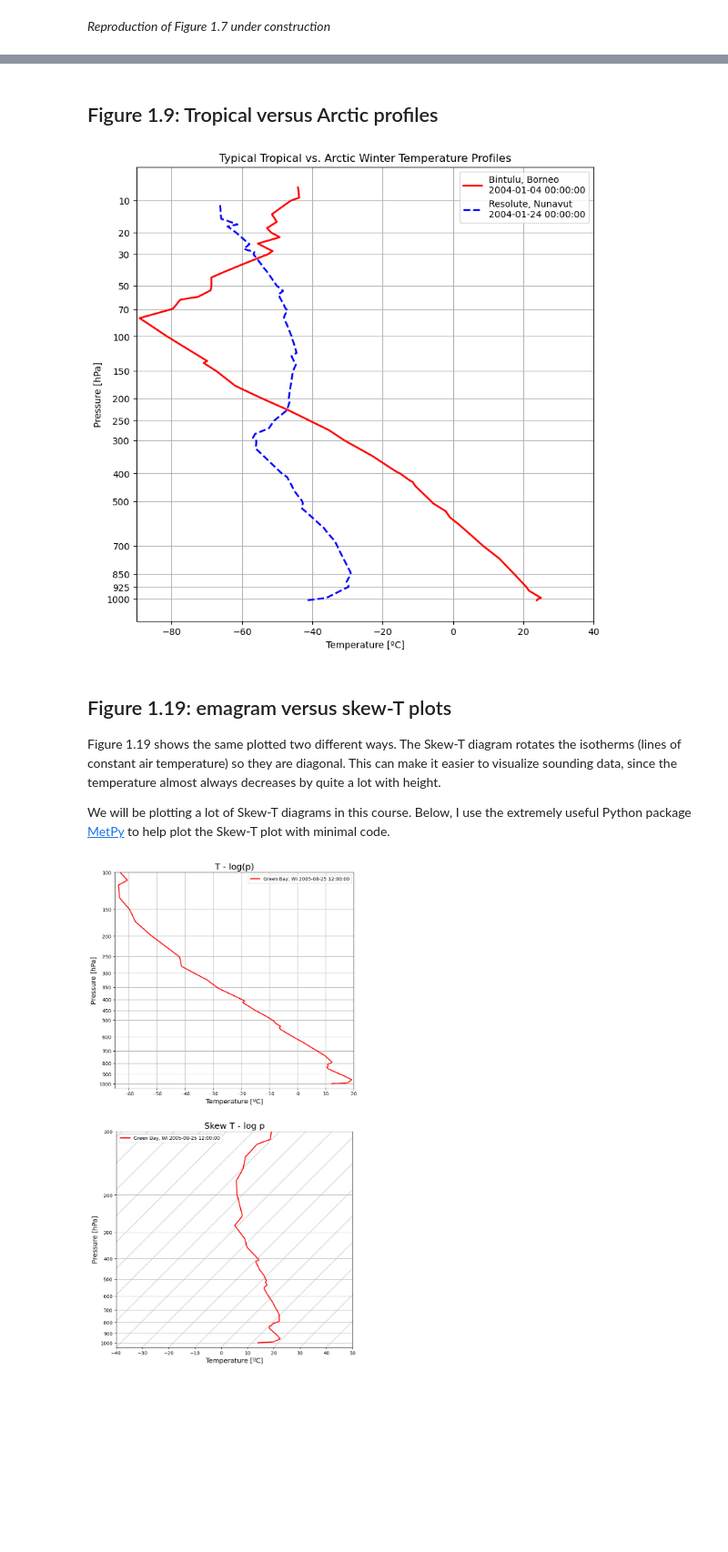
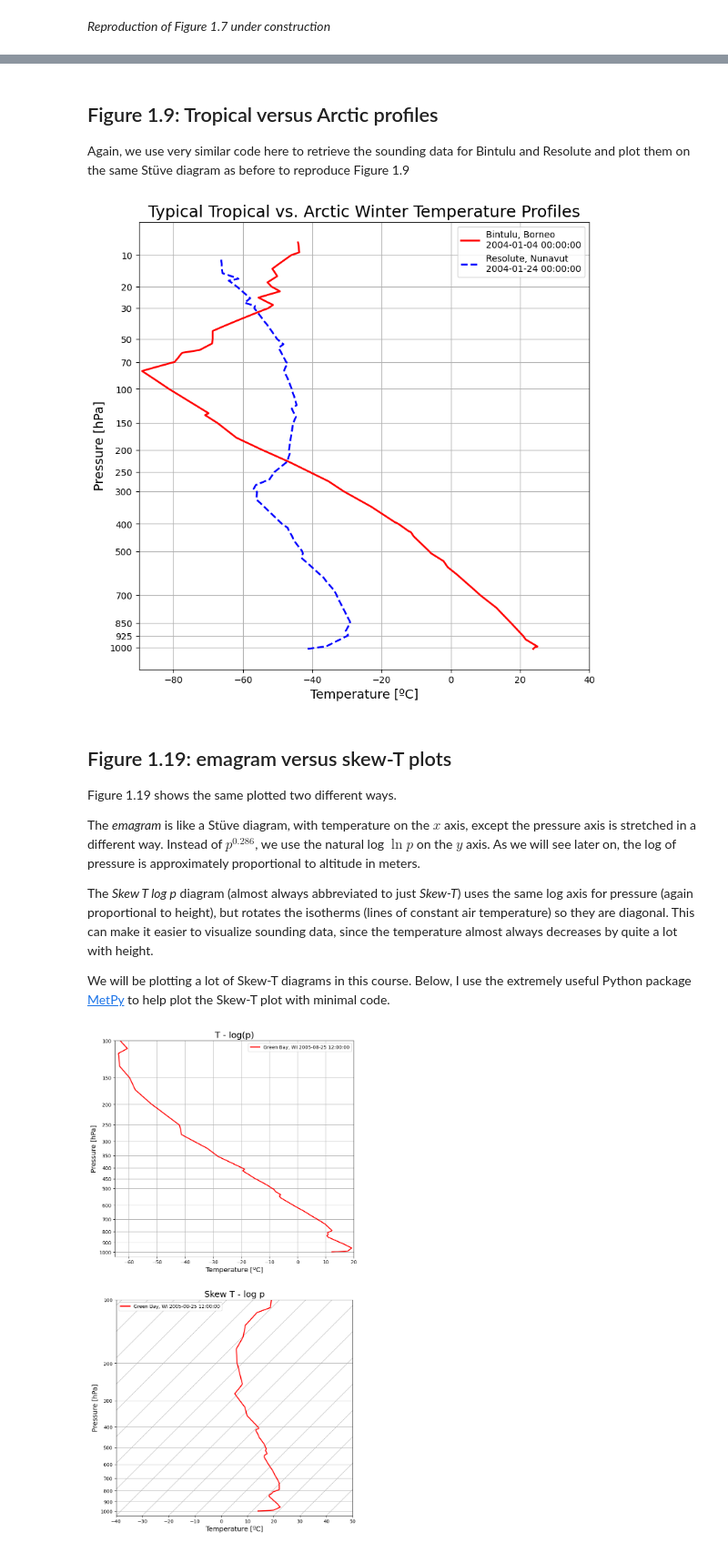
Before and after one commit to brian-rose/atm320-thermodynamics, a Jupyter notebook: _sources/notebooks/composition-structure.ipynb, the cells around one changed output, grey strips where cells are left out. Shown: that part at 91% size. Cells and saved outputs as stored; diff of their text form; code cells hidden in the pictures; blank space fills up the shorter version.

```diff
--- a/_sources/notebooks/composition-structure.ipynb
+++ b/_sources/notebooks/composition-structure.ipynb
@@ -82,5 +84,7 @@ ax.set_title(f'Dodge City, Kansas  {date}');
 # %% [markdown]
 ## Figure 1.9: Tropical versus Arctic profiles
+
+Again, we use very similar code here to retrieve the sounding data for Bintulu and Resolute and plot them on the same Stüve diagram as before to reproduce Figure 1.9
 # %%
 tropical_time = datetime(2004,1,4,0)
 arctic_time = datetime(2004,1,24,0)
@@ -91,24 +95,29 @@ arctic_data = WyomingUpperAir.request_data(arctic_time, arctic_station)
 # %%
 fig, ax = plt.subplots(figsize=(9, 9))
 ax.plot(tropical_data['temperature'], tropical_data['pressure']**k,
         'r', linewidth=2, label=f'Bintulu, Borneo \n{tropical_time}')
 ax.plot(arctic_data['temperature'], arctic_data['pressure']**k,
         'b--', linewidth=2, label=f'Resolute, Nunavut \n{arctic_time}')
 ax.invert_yaxis()
 ax.set_xlim(-90,40)
 ax.set_yticks(pticks**k)
 ax.set_yticklabels(pticks)
-ax.set_ylabel('Pressure [hPa]')
-ax.set_xlabel('Temperature [ºC]')
+ax.set_ylabel('Pressure [hPa]', fontsize=14)
+ax.set_xlabel('Temperature [ºC]', fontsize=14)
 ax.grid()
 ax.legend()
-ax.set_title(f'Typical Tropical vs. Arctic Winter Temperature Profiles');
+ax.set_title(f'Typical Tropical vs. Arctic Winter Temperature Profiles',
+            fontsize=18);
 # %% [output]
-[figure, old version]
+[figure, new version]
 # %% [markdown]
 ## Figure 1.19: emagram versus skew-T plots
 
-Figure 1.19 shows the same plotted two different ways. The Skew-T diagram rotates the isotherms (lines of constant air temperature) so they are diagonal. This can make it easier to visualize sounding data, since the temperature almost always decreases by quite a lot with height.
+Figure 1.19 shows the same plotted two different ways.
+
+The _emagram_ is like a Stüve diagram, with temperature on the $x$ axis, except the pressure axis is stretched in a different way. Instead of $p^{0.286}$, we use the natural log $\ln p$ on the $y$ axis. As we will see later on, the log of pressure is approximately proportional to altitude in meters.
+
+The _Skew T log p_ diagram (almost always abbreviated to just _Skew-T_) uses the same log axis for pressure (again proportional to height), but rotates the isotherms (lines of constant air temperature) so they are diagonal. This can make it easier to visualize sounding data, since the temperature almost always decreases by quite a lot with height.
 
 We will be plotting a lot of Skew-T diagrams in this course. Below, I use the extremely useful Python package [MetPy](https://unidata.github.io/MetPy/) to help plot the Skew-T plot with minimal code.
 # %%
```
Also changed, not shown: parts of 5 cells of this notebook, 7 other files.
